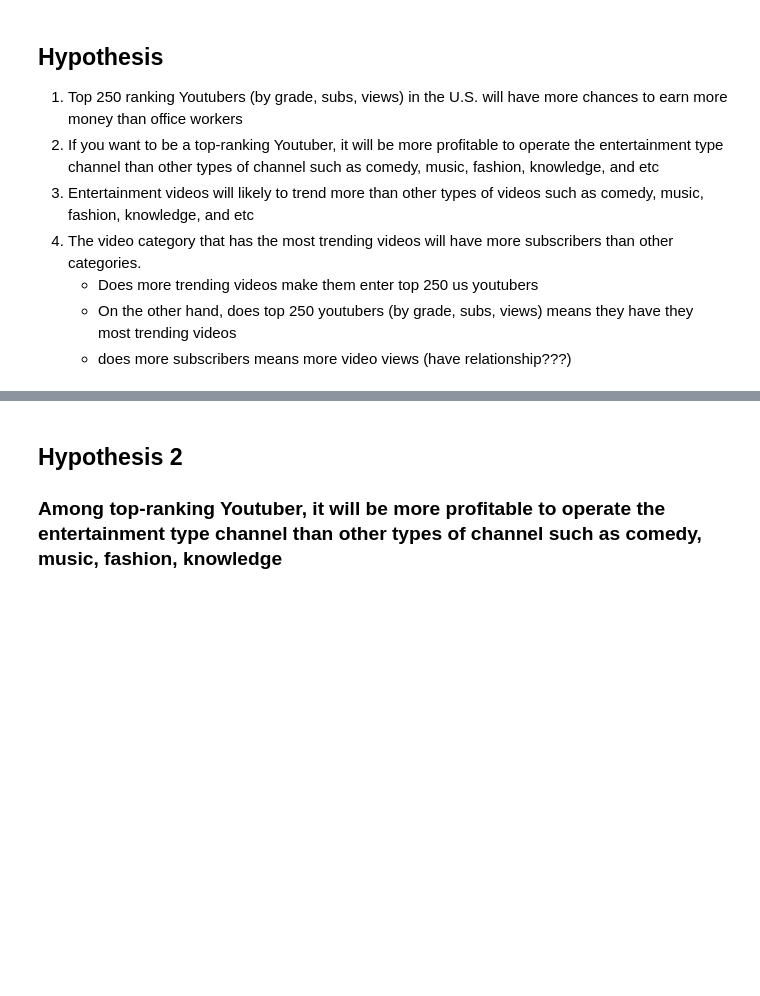
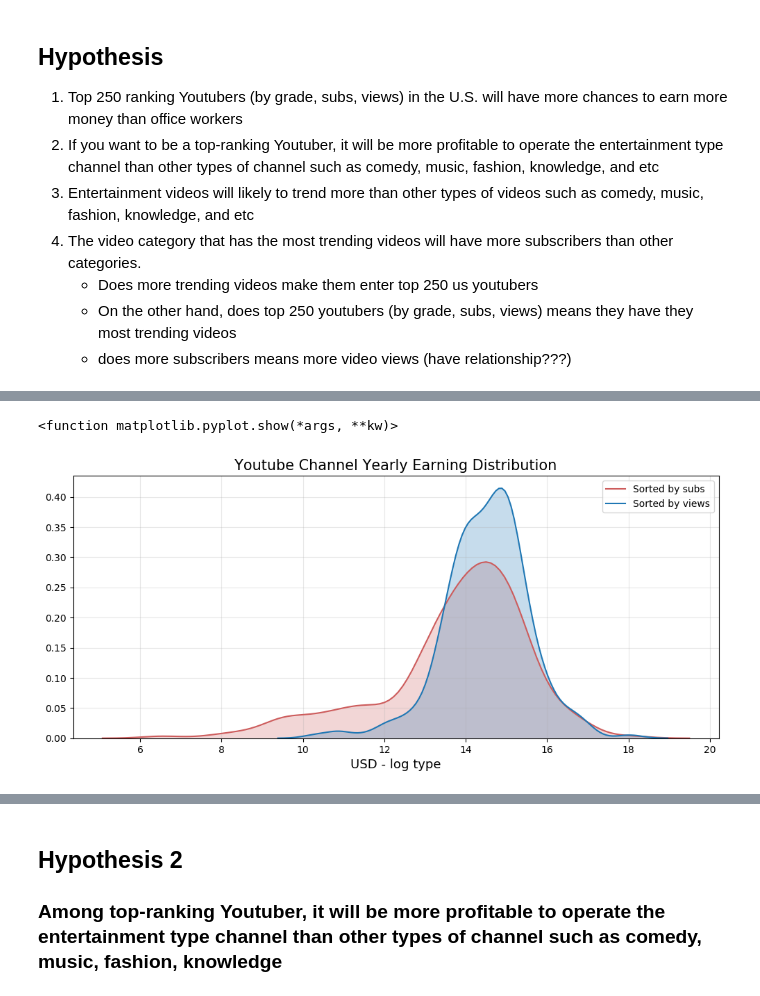
Before and after one commit to gillian850413/Final_Project, a Jupyter notebook: IS590PR_Final_Project_Part1.ipynb, the cells around one changed output, grey strips where cells are left out. Saved outputs shown, nothing was run; the diff lists cells and outputs as text; code cells hidden in the pictures; blank space fills up the shorter version.

```diff
--- a/IS590PR_Final_Project_Part1.ipynb
+++ b/IS590PR_Final_Project_Part1.ipynb
@@ -50,0 +43,14 @@ top250_subs_df.describe()
+# %%
+# plot the earning distribution for all dataset in log scale
+plt.figure(figsize=(12,5), dpi= 100)
+sns.kdeplot(np.log(top250_subs_df['Avg Yearly Earning']), shade=True, color='indianred', label='Sorted by subs')
+sns.kdeplot(np.log(top250_views_df['Avg Yearly Earning']), shade=True, label='Sorted by views')
+
+plt.title("Youtube Channel Yearly Earning Distribution", fontsize=15)
+plt.xlabel("USD - log type", fontsize=13)
+plt.grid(axis='both', alpha=.3)
+plt.legend(loc='upper right', fontsize=10)
+plt.show
+# %% [output]
+<function matplotlib.pyplot.show(*args, **kw)>
+[figure, added]
```
Also changed, not shown: parts of 28 cells of this notebook.
